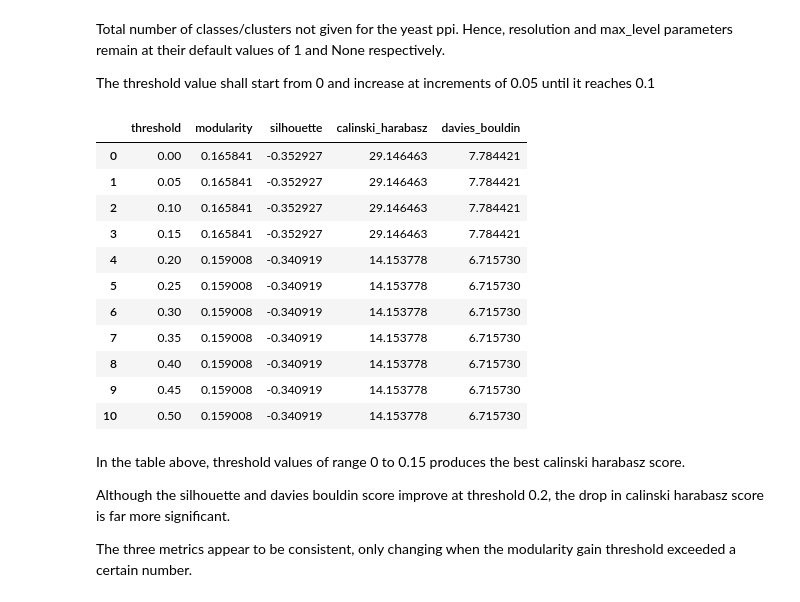
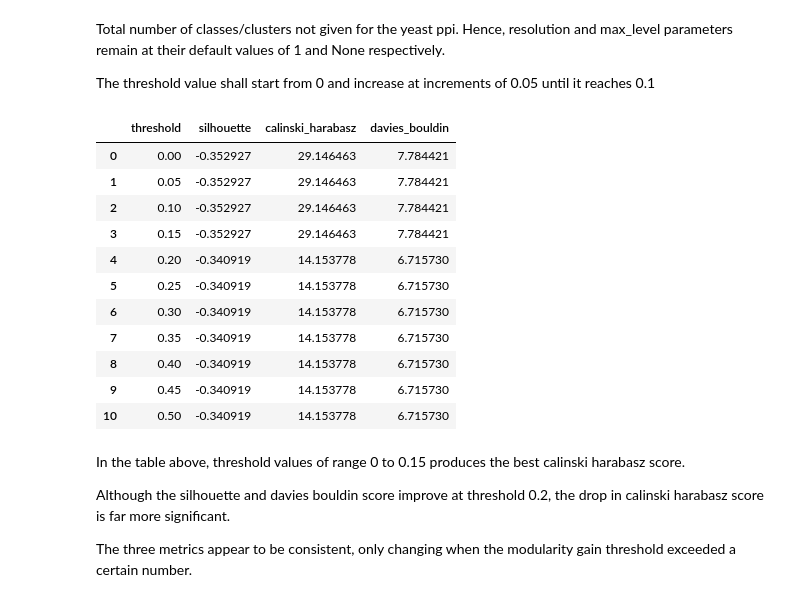
Before and after one commit to itmorgan/SC4200-Proj-One, a Jupyter notebook: louvain.ipynb, the cells around one changed output. Drawn from its saved outputs; the diff is of its cells as text; code cells hidden in the pictures.

```diff
--- a/louvain.ipynb
+++ b/louvain.ipynb
@@ -55,51 +55,49 @@ Total number of classes/clusters not given for the yeast ppi. Hence, resolution
 The threshold value shall start from 0 and increase at increments of 0.05 until it reaches 0.1
 # %%
 thresholds = np.arange(0, 0.55, 0.05)
-thres_result = pd.DataFrame(columns=['threshold', 'modularity', 'silhouette', 'calinski_harabasz', 'davies_bouldin'])
+thres_result = pd.DataFrame(columns=['threshold', 'silhouette', 'calinski_harabasz', 'davies_bouldin'])
 adj_matrix = nx.to_numpy_array(G_yeast)
 for threshold in thresholds:
     #Conduct louvain community detection
     yeast_grps = nx.community.louvain_communities(G_yeast, threshold=threshold, seed=42)
 
-    #Obtain modularity score
-    mod = modularity(G_yeast, yeast_grps)
-    thres_result.loc[len(thres_result)] = [threshold, mod, None, None, None]
-    thres_result.loc[thres_result['threshold'] == threshold, 'modularity'] = mod
+    #Create new row
+    thres_result.loc[len(thres_result)] = [threshold, None, None, None]
 
     #Prepare data for clustering metrics
     node_labels = []
     for node in G_yeast.nodes():
         label = -1  # Default label for nodes not in any community
         for idx, grp in enumerate(yeast_grps):
             if node in grp:
                 label = idx
                 break
         node_labels.append(label)
 
     #Calculate clustering metrics
     ch = calinski_harabasz_score(adj_matrix, node_labels)
     db = davies_bouldin_score(adj_matrix, node_labels)
     sil = silhouette_score(adj_matrix, node_labels)
 
     #Store results
     thres_result.loc[thres_result['threshold'] == threshold, 'silhouette'] = sil
     thres_result.loc[thres_result['threshold'] == threshold, 'calinski_harabasz'] = ch
     thres_result.loc[thres_result['threshold'] == threshold, 'davies_bouldin'] = db
 
 thres_result.head(20)
 # %% [output]
-|  | threshold | modularity | silhouette | calinski_harabasz | davies_bouldin |
-| 0 | 0.00 | 0.165841 | -0.352927 | 29.146463 | 7.784421 |
-| 1 | 0.05 | 0.165841 | -0.352927 | 29.146463 | 7.784421 |
-| 2 | 0.10 | 0.165841 | -0.352927 | 29.146463 | 7.784421 |
-| 3 | 0.15 | 0.165841 | -0.352927 | 29.146463 | 7.784421 |
-| 4 | 0.20 | 0.159008 | -0.340919 | 14.153778 | 6.715730 |
-| 5 | 0.25 | 0.159008 | -0.340919 | 14.153778 | 6.715730 |
-| 6 | 0.30 | 0.159008 | -0.340919 | 14.153778 | 6.715730 |
-| 7 | 0.35 | 0.159008 | -0.340919 | 14.153778 | 6.715730 |
-| 8 | 0.40 | 0.159008 | -0.340919 | 14.153778 | 6.715730 |
-| 9 | 0.45 | 0.159008 | -0.340919 | 14.153778 | 6.715730 |
-| 10 | 0.50 | 0.159008 | -0.340919 | 14.153778 | 6.715730 |
+|  | threshold | silhouette | calinski_harabasz | davies_bouldin |
+| 0 | 0.00 | -0.352927 | 29.146463 | 7.784421 |
+| 1 | 0.05 | -0.352927 | 29.146463 | 7.784421 |
+| 2 | 0.10 | -0.352927 | 29.146463 | 7.784421 |
+| 3 | 0.15 | -0.352927 | 29.146463 | 7.784421 |
+| 4 | 0.20 | -0.340919 | 14.153778 | 6.715730 |
+| 5 | 0.25 | -0.340919 | 14.153778 | 6.715730 |
+| 6 | 0.30 | -0.340919 | 14.153778 | 6.715730 |
+| 7 | 0.35 | -0.340919 | 14.153778 | 6.715730 |
+| 8 | 0.40 | -0.340919 | 14.153778 | 6.715730 |
+| 9 | 0.45 | -0.340919 | 14.153778 | 6.715730 |
+| 10 | 0.50 | -0.340919 | 14.153778 | 6.715730 |
 # %% [markdown]
 In the table above, threshold values of range 0 to 0.15 produces the best calinski harabasz score.
 
```
Also changed, not shown: parts of 6 cells of this notebook.
